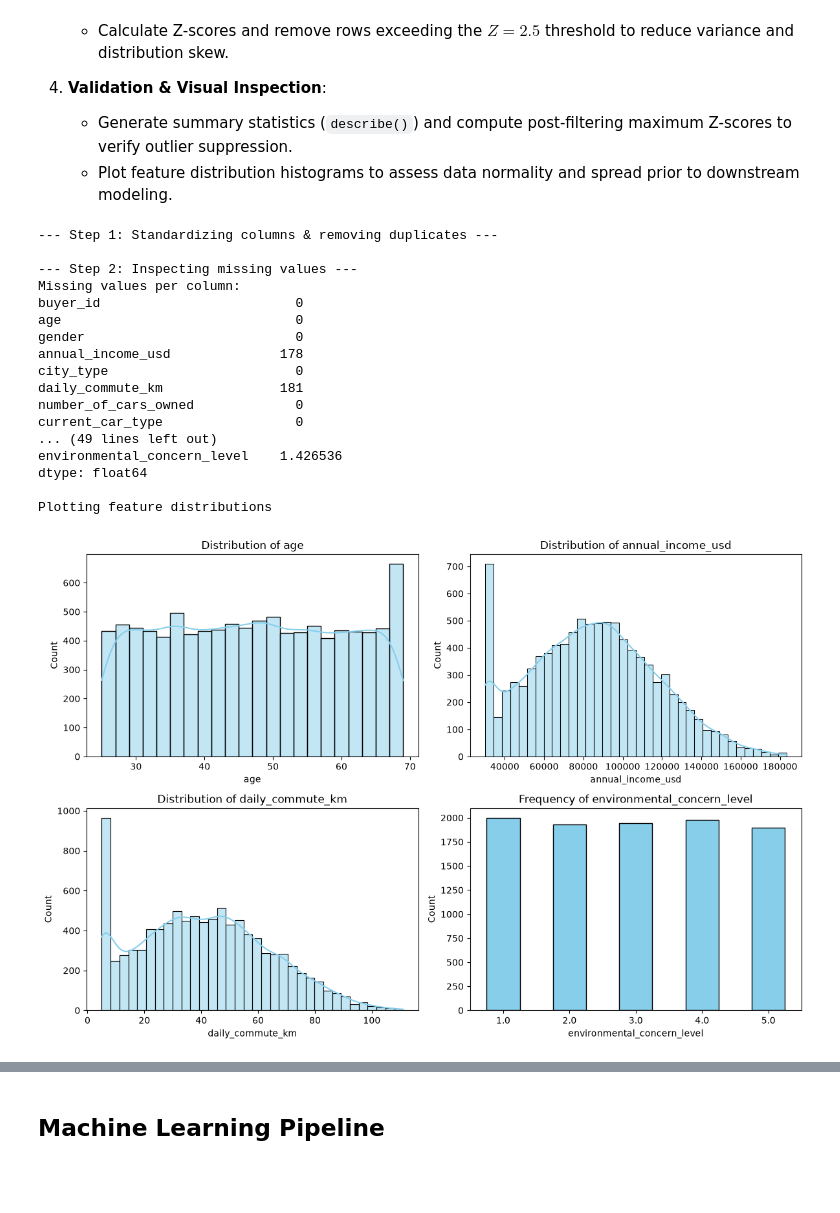
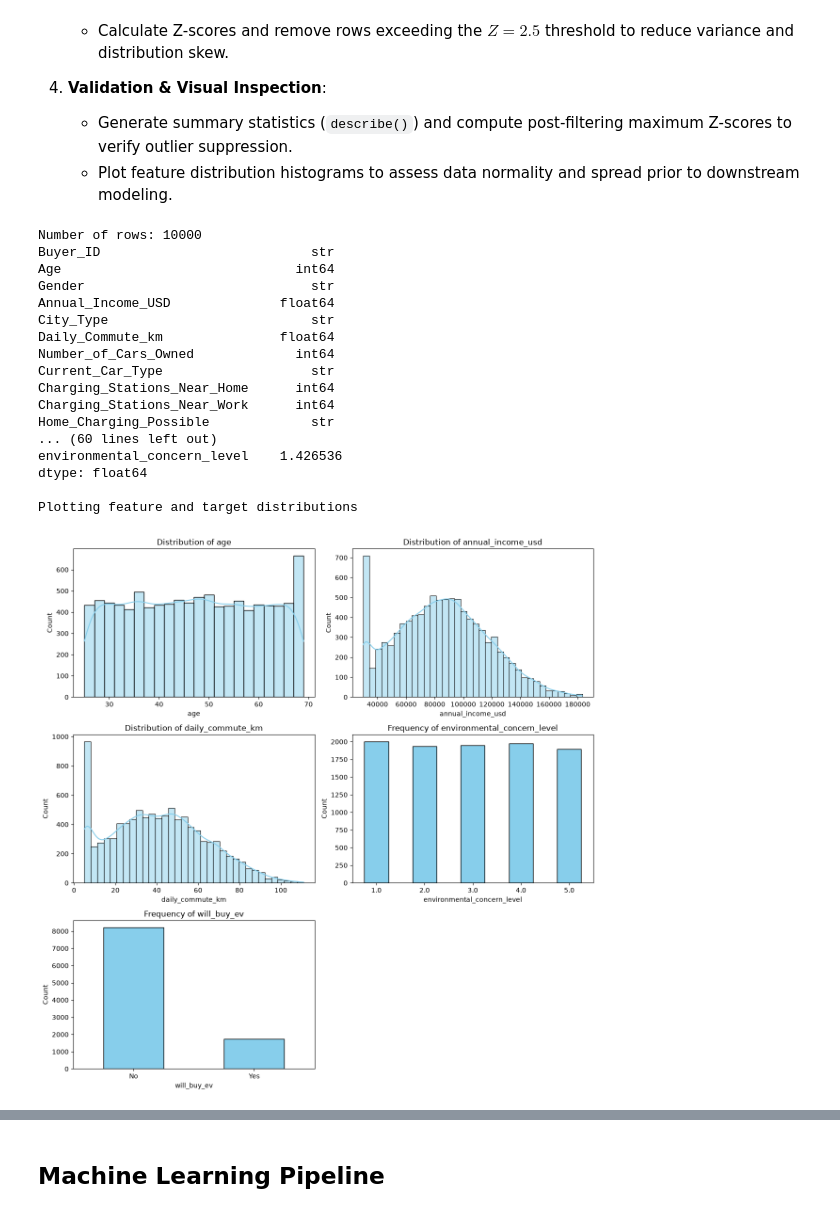
Before and after one commit to yoav-es/ml_pipeline_for_ev_range_anxiety, a Jupyter notebook: ml_pipeline.ipynb, the cells around one changed output, grey strips where cells are left out. Cells and saved outputs as stored; diff of their text form; code cells hidden in the pictures; blank space fills up the shorter version.

```diff
--- a/ml_pipeline.ipynb
+++ b/ml_pipeline.ipynb
@@ -102,71 +64,74 @@ Unique entities: 10000
    - Generate summary statistics (`describe()`) and compute post-filtering maximum Z-scores to verify outlier suppression.
    - Plot feature distribution histograms to assess data normality and spread prior to downstream modeling.
 # %%
-# ==========================================
-# 1. SCHEMA STANDARDIZATION & DEDUPLICATION
-# ==========================================
-print("--- Step 1: Standardizing columns & removing duplicates ---")
+# Load raw dataset into a Pandas DataFrame to establish the core data structure.
+df = pd.read_csv('data/ev_adoption.csv')
+df.head()
+# Check DataFrame dimensions (`shape`), column names, and infer data types (`info()`).
+# Preview initial records (`head()`) to verify schema integrity and proper parsing before starting ETL.
+print(f"Number of rows: {df.shape[0]}")
+print(df.dtypes)
+print(f"Unique entities: {df[df.columns[0]].nunique()}")
+
+
+# 1. Schema Standardization & Deduplication
+# Standardizing columns & removing duplicates
 df.columns = df.columns.str.strip().str.lower()
 df = df.drop_duplicates()
 
-# ==========================================
-# 2. MISSING VALUE INSPECTION (NO IMPUTATION)
-# ==========================================
-print("\n--- Step 2: Inspecting missing values ---")
+# 2. Missing Value Inspection
+# Inspecting missing values
 print(f"Missing values per column:\n{df.isna().sum()}\n")
 
-# ==========================================
-# 3. OUTLIER FILTERING (OPTIONAL)
-# ==========================================
-print("\n--- Step 3: Removing outliers (Z-score threshold = 2.5) ---")
+# 3. Outlier Filtering
+# Removing outliers (Z-score threshold = 2.5) only for numerical features, excluding the target variable
 plot_cols = [
     "age",
     "annual_income_usd",
     "daily_commute_km",
     "environmental_concern_level",
 ]
 
 initial_rows = len(df)
-df = data_utils.remove_outliers_by_zscore(df, plot_cols)
+df = remove_outliers_by_zscore(df, plot_cols)
 final_rows = len(df)
 
 print(
     f"Row count: {initial_rows} -> {final_rows} (Removed"
     f" {initial_rows - final_rows})"
 )
 
-# ==========================================
-# 4. VALIDATION & VISUALIZATION
-# ==========================================
-print("\n--- Step 4: Inspection & verification ---")
+# 4. Validation & Visualization
+# Inspection & verification
 print("DataFrame summary statistics:")
 print(df.describe())
 
 z_scores = (df[plot_cols] - df[plot_cols].mean()).abs() / df[plot_cols].std(ddof=0)
 print("\nMax Z-scores after filtering:")
 print(z_scores.max())
 
-print("\nPlotting feature distributions")
-data_utils.plot_distributions(df, cols=plot_cols)
+# Plotting feature distributions and target variable separately to avoid filtering the target
+print("\nPlotting feature and target distributions")
+plot_distributions(df, cols=plot_cols + ["will_buy_ev"])
 # %% [output]
---- Step 1: Standardizing columns & removing duplicates ---
-
---- Step 2: Inspecting missing values ---
-Missing values per column:
-buyer_id                         0
-age                              0
-gender                           0
-annual_income_usd              178
-city_type                        0
-daily_commute_km               181
-number_of_cars_owned             0
-current_car_type                 0
-... (49 lines left out)
+Number of rows: 10000
+Buyer_ID                           str
+Age                              int64
+Gender                             str
+Annual_Income_USD              float64
+City_Type                          str
+Daily_Commute_km               float64
+Number_of_Cars_Owned             int64
+Current_Car_Type                   str
+Charging_Stations_Near_Home      int64
+Charging_Stations_Near_Work      int64
+Home_Charging_Possible             str
+... (60 lines left out)
 environmental_concern_level    1.426536
 dtype: float64
 
-Plotting feature distributions
+Plotting feature and target distributions
-[figure, old version]
+[figure, new version]
 # %% [markdown]
 ## Feature Selection
 
```
Also changed, not shown: parts of 14 cells of this notebook, 3 other files.
